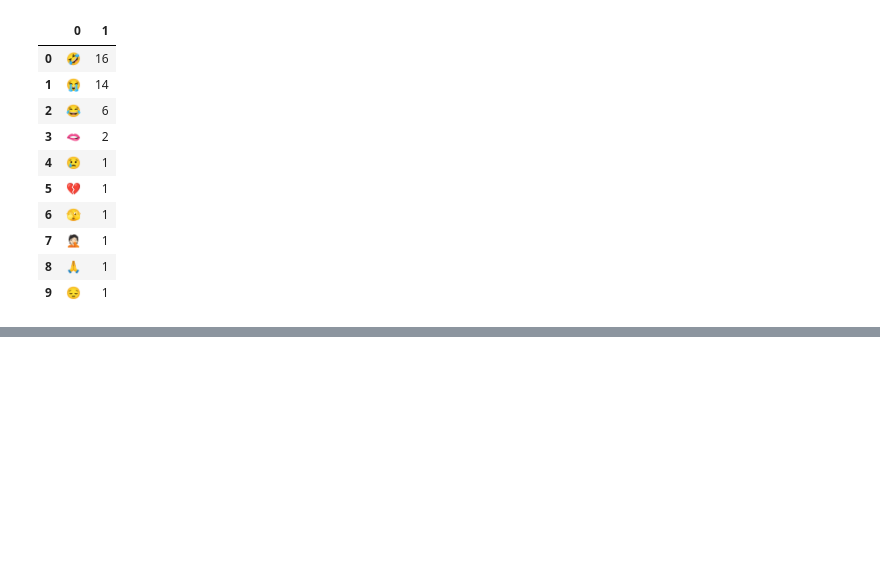
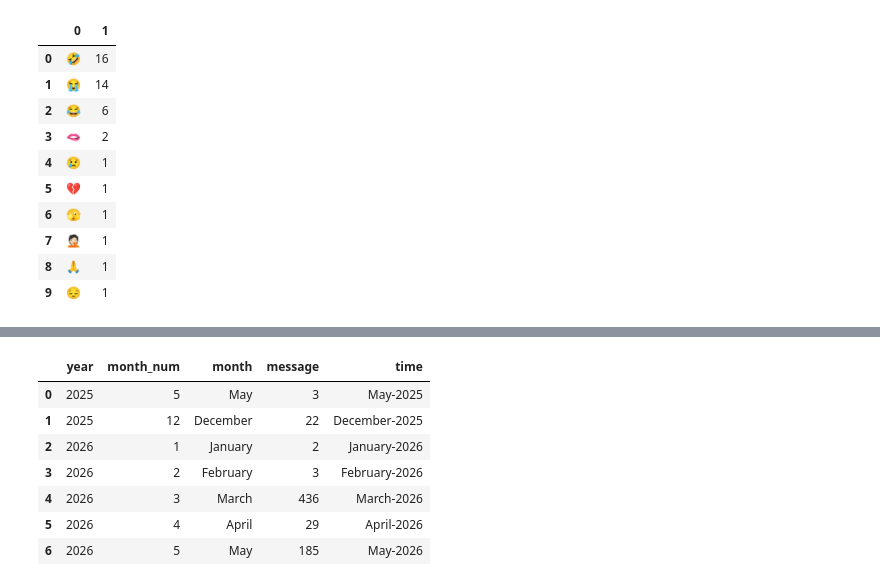
Before and after one commit to gyr0byte/Whatsapp_Chat_Analysis, a Jupyter notebook: whatsapp_chat_analysis.ipynb, the cells around one changed output, grey strips where cells are left out. Drawn from its saved outputs; the diff is of its cells as text; code cells hidden in the pictures; blank space fills up the shorter version.

```diff
--- a/whatsapp_chat_analysis.ipynb
+++ b/whatsapp_chat_analysis.ipynb
@@ -231,0 +240,11 @@ df.groupby(['year','month_num','month']).count()['message'].reset_index()
+# %%
+timeline
+# %% [output]
+|  | year | month_num | month | message | time |
+| 0 | 2025 | 5 | May | 3 | May-2025 |
+| 1 | 2025 | 12 | December | 22 | December-2025 |
+| 2 | 2026 | 1 | January | 2 | January-2026 |
+| 3 | 2026 | 2 | February | 3 | February-2026 |
+| 4 | 2026 | 3 | March | 436 | March-2026 |
+| 5 | 2026 | 4 | April | 29 | April-2026 |
+| 6 | 2026 | 5 | May | 185 | May-2026 |
```
Also changed, not shown: parts of 5 cells of this notebook, 1 other file.
